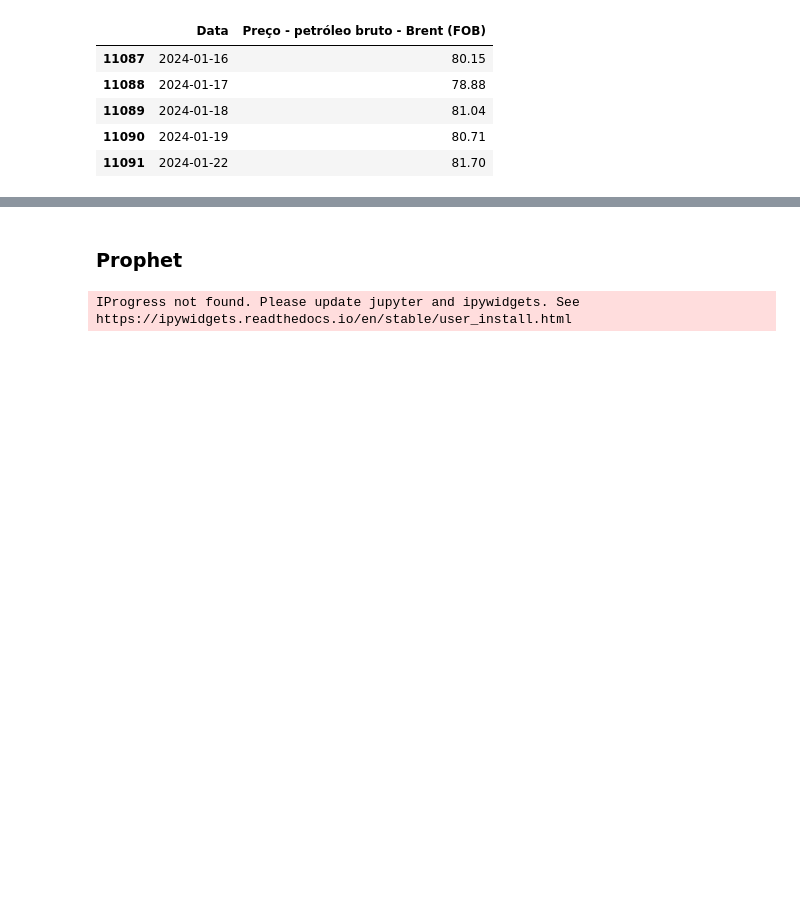
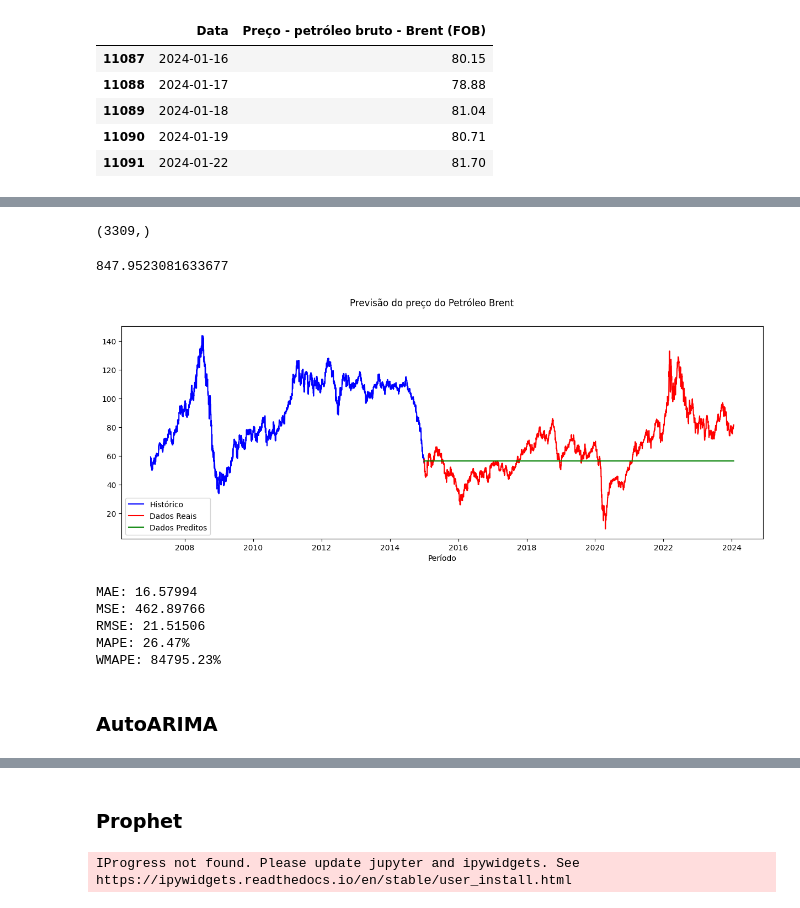
Before and after one commit to dlcerqueira/tech-challenge-g51-fase04, a Jupyter notebook: modelos.ipynb, the cells around one changed output, grey strips where cells are left out. Cells and saved outputs as stored; diff of their text form; code cells hidden in the pictures; blank space fills up the shorter version.

```diff
--- a/modelos.ipynb
+++ b/modelos.ipynb
@@ -35,0 +153,4 @@ fig.show()
+# %%
+model_arima = ARIMA(train_ARIMA, order =(1,1,1))
+arima_fit = model_arima.fit()
+print(arima_fit.summary())
@@ -35,0 +175,40 @@ fig.show()
+# %%
+pred_ARIMA = arima_fit.predict(train_ARIMA.shape[0], dados_resample.shape[0]-1, dynamic=True)
+pred_ARIMA.shape
+# %% [output]
+(3309,)
+# %%
+wmape(test_ARIMA.values,pred_ARIMA.values)
+# %% [output]
+847.9523081633677
+# %%
+fig, ax = plt.subplots(figsize = (15,5))
+fig.suptitle('Previsão do preço do Petróleo Brent')
+
+dados_treinoA, = plt.plot(train_ARIMA.loc['2007-01-01':],"b", label = "Histórico")
+dados_testeA, = plt.plot(test_ARIMA, "r", label = "Dados Reais")
+dados_predA, = plt.plot(pred_ARIMA, "g", label = "Dados Preditos")
+plt.legend(handles=[dados_treinoA, dados_testeA, dados_predA])
+plt.xlabel('Período')
+plt.show()
+# %% [output]
+[figure, added]
+# %%
+mae_arimam = mean_absolute_error(test_ARIMA.values, pred_ARIMA.values)
+mse_arimam = mean_squared_error(test_ARIMA.values, pred_ARIMA.values)
+rmse_arimam = math.sqrt(mse_arimam)
+mape_arimam = mean_absolute_percentage_error(test_ARIMA.values, pred_ARIMA.values)
+wmape_arimam = wmape(test_ARIMA.values, pred_ARIMA.values)
+print(f"MAE: {mae_arimam:.5f}")
+print(f"MSE: {mse_arimam:.5f}")
+print(f"RMSE: {rmse_arimam:.5f}")
+print(f"MAPE: {mape_arimam:.2%}")
+print(f"WMAPE: {wmape_arimam:.2%}")
+# %% [output]
+MAE: 16.57994
+MSE: 462.89766
+RMSE: 21.51506
+MAPE: 26.47%
+WMAPE: 84795.23%
+# %% [markdown]
+### AutoARIMA
```
Also changed, not shown: parts of 35 cells of this notebook, 3 other files.
